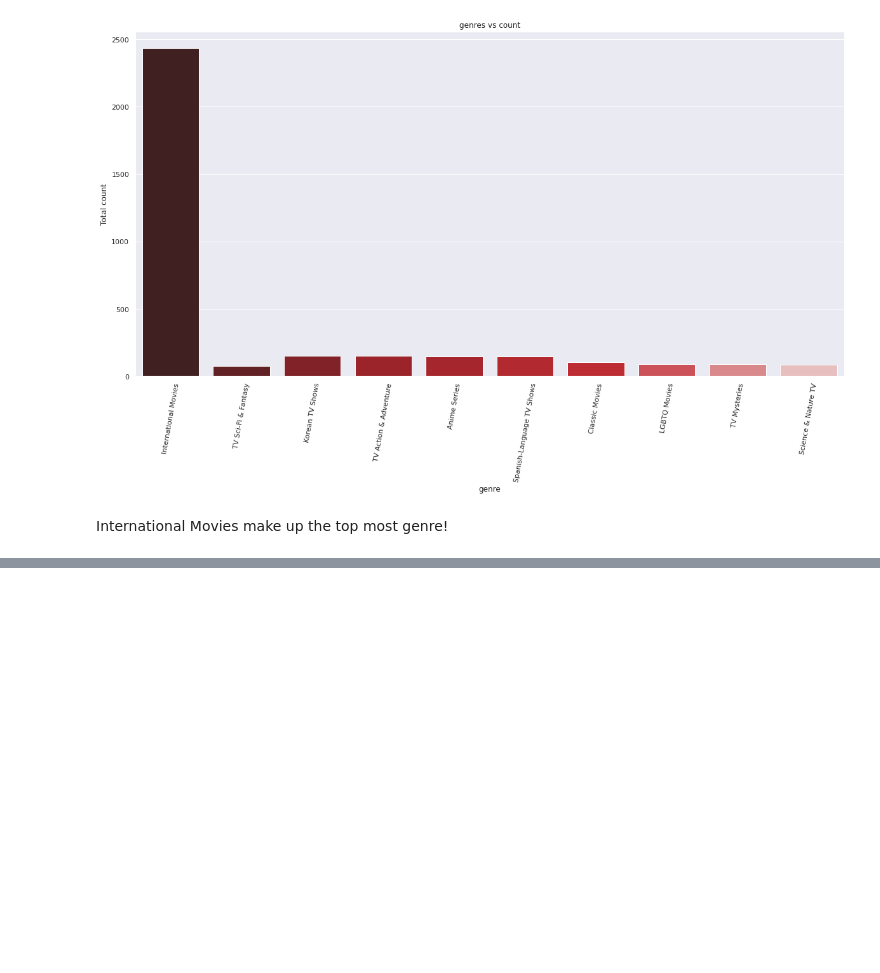
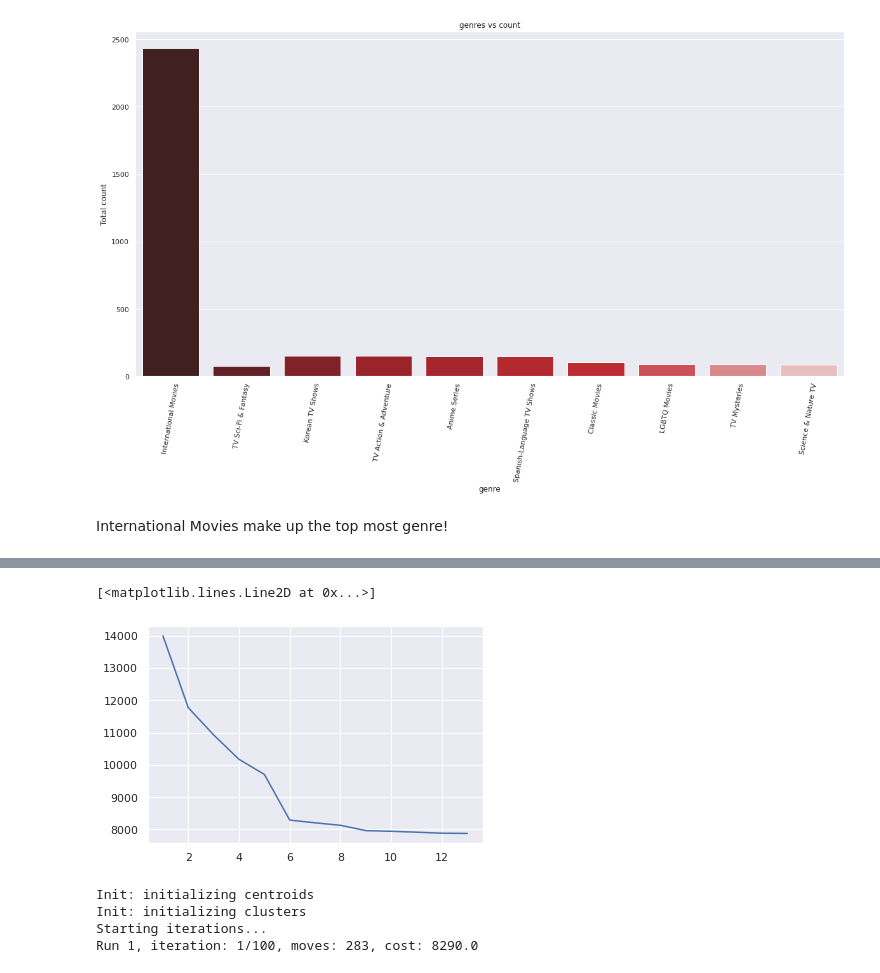
Before and after one commit to itishajain15/Netflix_Tv_Shows_and_Movies_clustering, a Jupyter notebook: Netflix_Movies_and_TV_Shows_clustering_Team_Notebook.ipynb, the cells around one changed output, grey strips where cells are left out. Drawn from its saved outputs; the diff is of its cells as text; code cells hidden in the pictures; blank space fills up the shorter version.

```diff
--- a/Netflix_Movies_and_TV_Shows_clustering_Team_Notebook.ipynb
+++ b/Netflix_Movies_and_TV_Shows_clustering_Team_Notebook.ipynb
@@ -729,0 +837,3 @@ def func_select_Category(category_name,category_column,column_of_choice):
+# %%
+df1=dfff.copy()
+df2 = dfff.copy()
@@ -729,0 +860,6 @@ def func_select_Category(category_name,category_column,column_of_choice):
+# %%
+df1['release_year']=df1['release_year'].fillna('')
+df1['rating']=df1['rating'].fillna('')
+# %%
+#Choosing Categorical Variables
+Data = df1[['type','release_year','rating']]
@@ -729,0 +905,6 @@ def func_select_Category(category_name,category_column,column_of_choice):
+# %%
+cost = []
+for num_clusters in list(range(1,14)):
+    kmode = KModes(n_clusters=num_clusters, init = "Cao", n_init = 1, verbose=1)
+    kmode.fit_predict(Data)
+    cost.append(kmode.cost_)
@@ -729,0 +929,15 @@ def func_select_Category(category_name,category_column,column_of_choice):
+# %%
+y = np.array([i for i in range(1,14,1)])
+plt.plot(y,cost)
+# %% [output]
+[<matplotlib.lines.Line2D at 0x...>]
+[figure, added]
+# %%
+km_cao = KModes(n_clusters=6, init = "Cao", n_init = 1, verbose=1)
+#predict the labels of clusters.
+label = km_cao.fit_predict(Data)
+# %% [output]
+Init: initializing centroids
+Init: initializing clusters
+Starting iterations...
+Run 1, iteration: 1/100, moves: 283, cost: 8290.0
```
Also changed, not shown: parts of 25 cells of this notebook.
